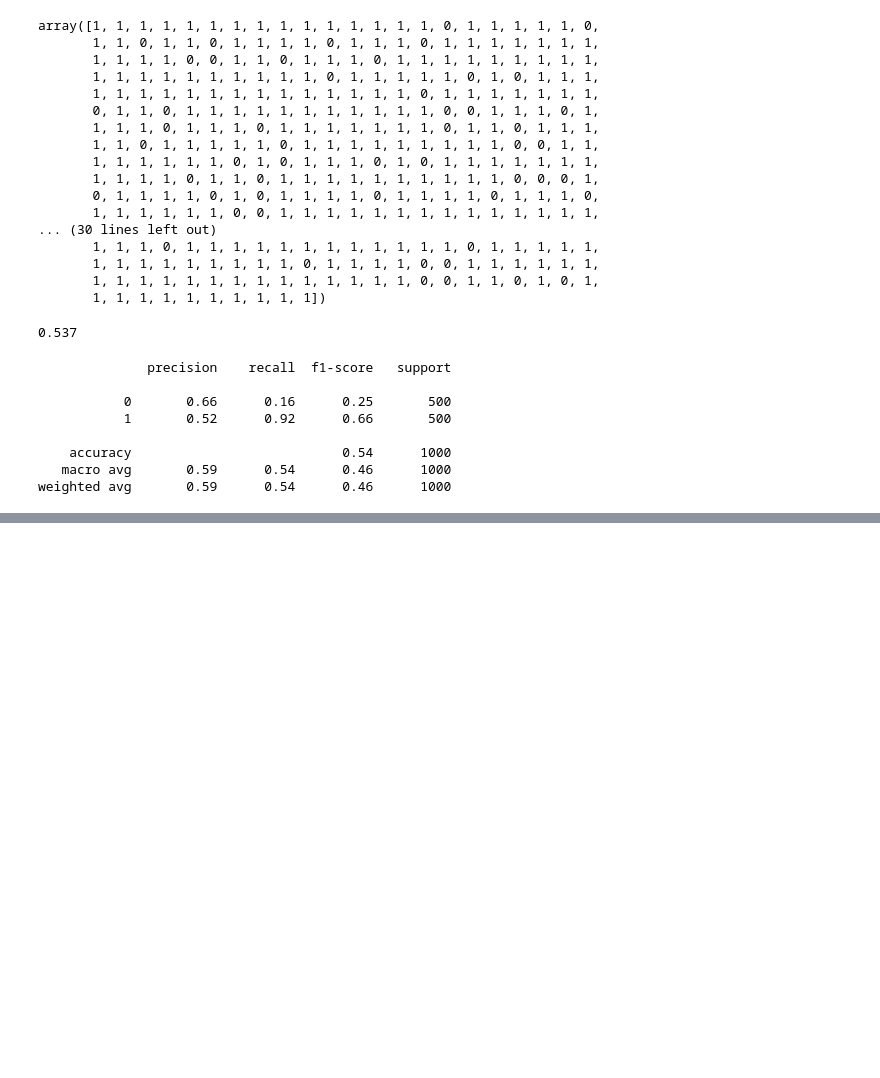
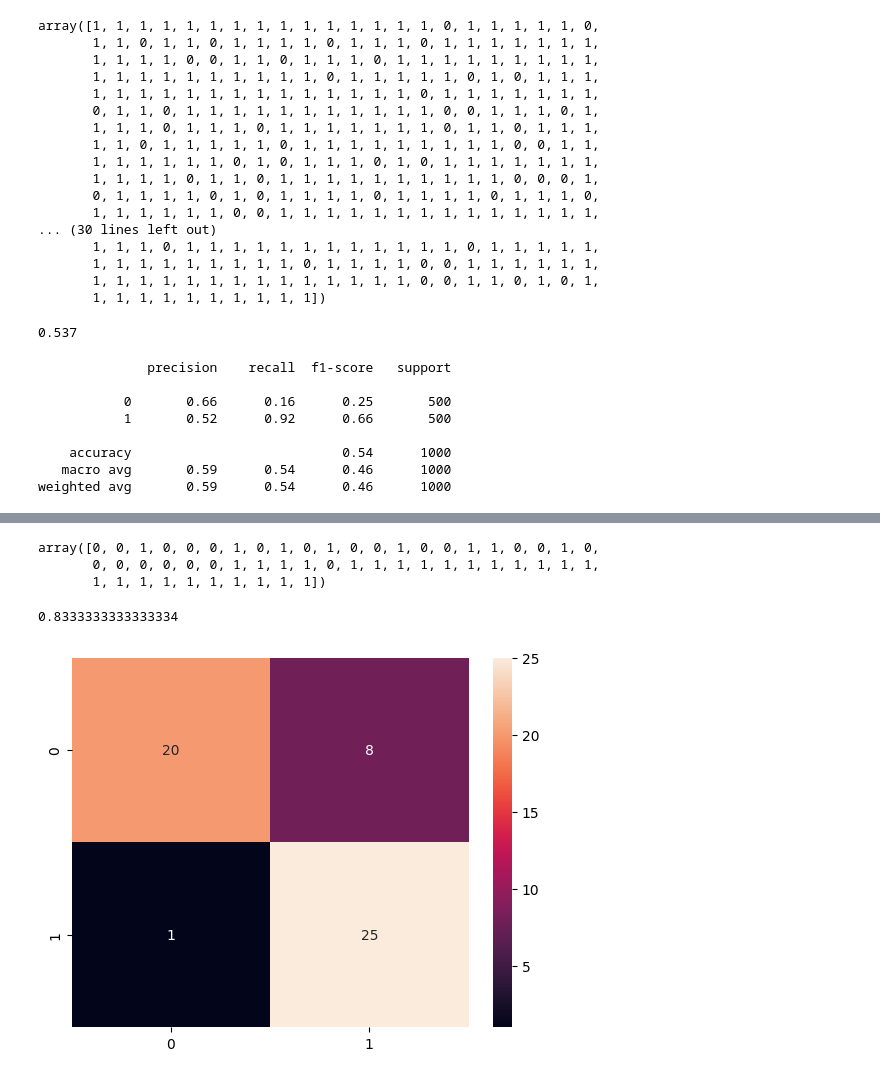
Before and after one commit to HugoPessoni/Curso_Visao, a Jupyter notebook: Curso_Visao_03.ipynb, the cells around one changed output, grey strips where cells are left out. Saved outputs shown, nothing was run; the diff lists cells and outputs as text; code cells hidden in the pictures; blank space fills up the shorter version.

```diff
--- a/Curso_Visao_03.ipynb
+++ b/Curso_Visao_03.ipynb
@@ -559,0 +731,5 @@ weighted avg       0.59      0.54      0.46      1000
+# %%
+cnn.compile(optimizer = 'Adam', loss = 'categorical_crossentropy', metrics=['accuracy'])
+# %%
+historico = cnn.fit(dataset_train, epochs = 50)
+#valido dizer que o treinamento esta acontecendo apenas nas ultimas camadas da rede, as quais foram criadas e nao utilizadas de outra.
@@ -559,0 +756,3 @@ weighted avg       0.59      0.54      0.46      1000
+# %%
+previsoes = cnn.predict(dataset_test)
+previsoes
@@ -559,0 +778,16 @@ weighted avg       0.59      0.54      0.46      1000
+# %%
+previsoes = np.argmax(previsoes, axis = 1) #pegar o maior valor
+previsoes
+# %% [output]
+array([0, 0, 1, 0, 0, 0, 1, 0, 1, 0, 1, 0, 0, 1, 0, 0, 1, 1, 0, 0, 1, 0,
+       0, 0, 0, 0, 0, 0, 1, 1, 1, 1, 0, 1, 1, 1, 1, 1, 1, 1, 1, 1, 1, 1,
+       1, 1, 1, 1, 1, 1, 1, 1, 1, 1])
+# %%
+accuracy_score(dataset_test.classes, previsoes)
+# %% [output]
+0.8333333333333334
+# %%
+cm = confusion_matrix(dataset_test.classes, previsoes)
+sns.heatmap(cm, annot=True);
+# %% [output]
+[figure, added]
```
Also changed, not shown: parts of 48 cells of this notebook.
